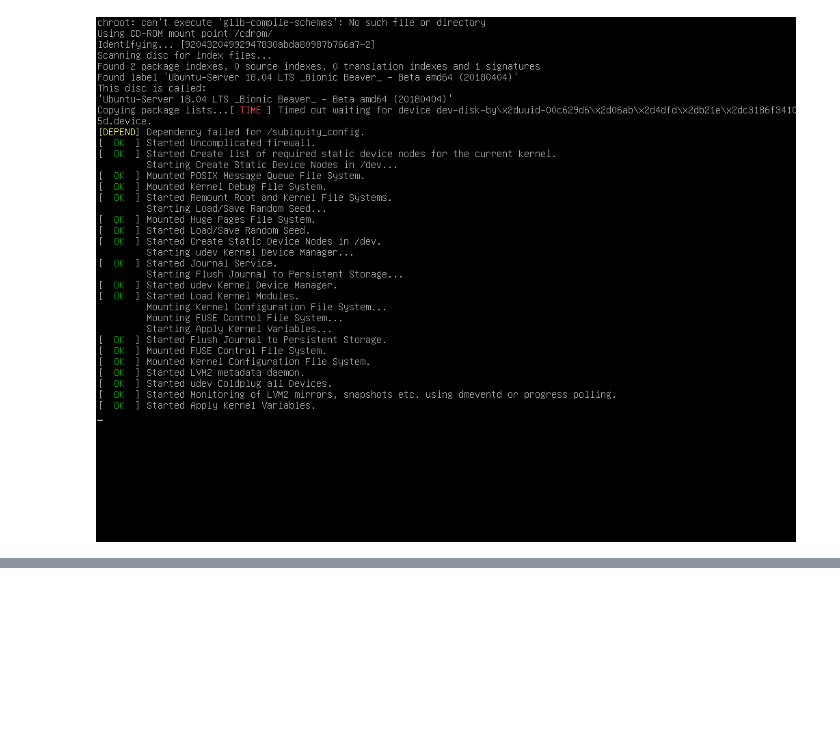
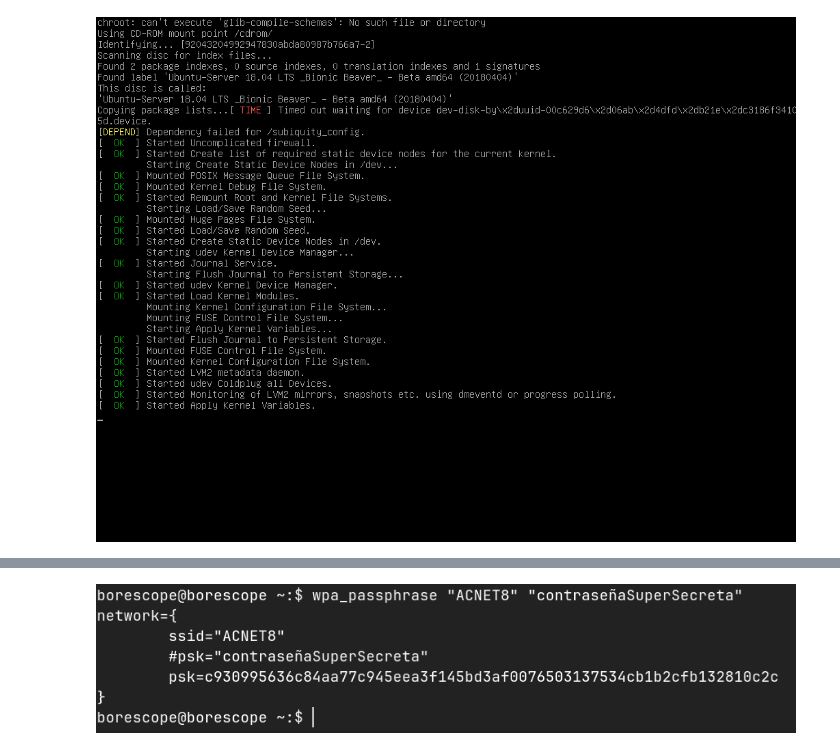
Before and after one commit to marcosgatica2003/CIII, a Jupyter notebook: ubuntuServerBorescopeConfig.ipynb, the cells around one changed output, grey strips where cells are left out. Saved outputs shown, nothing was run; the diff lists cells and outputs as text; code cells hidden in the pictures; blank space fills up the shorter version.

```diff
--- a/ubuntuServerBorescopeConfig.ipynb
+++ b/ubuntuServerBorescopeConfig.ipynb
@@ -127,0 +180,5 @@ Image('booting.png', width=700)
+# %%
+from IPython.display import Image
+Image('ejemploWpaPassphrase.png', width=700)
+# %% [output]
+[figure, added]
```
Also changed, not shown: parts of 7 cells of this notebook.
